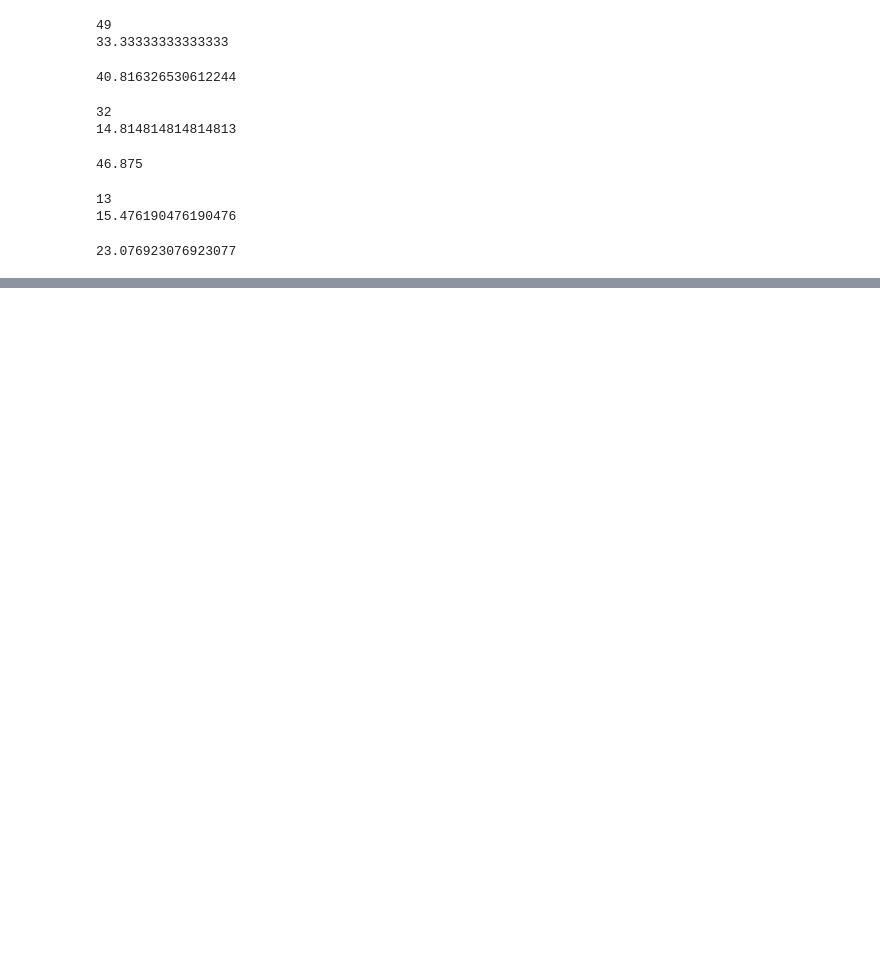
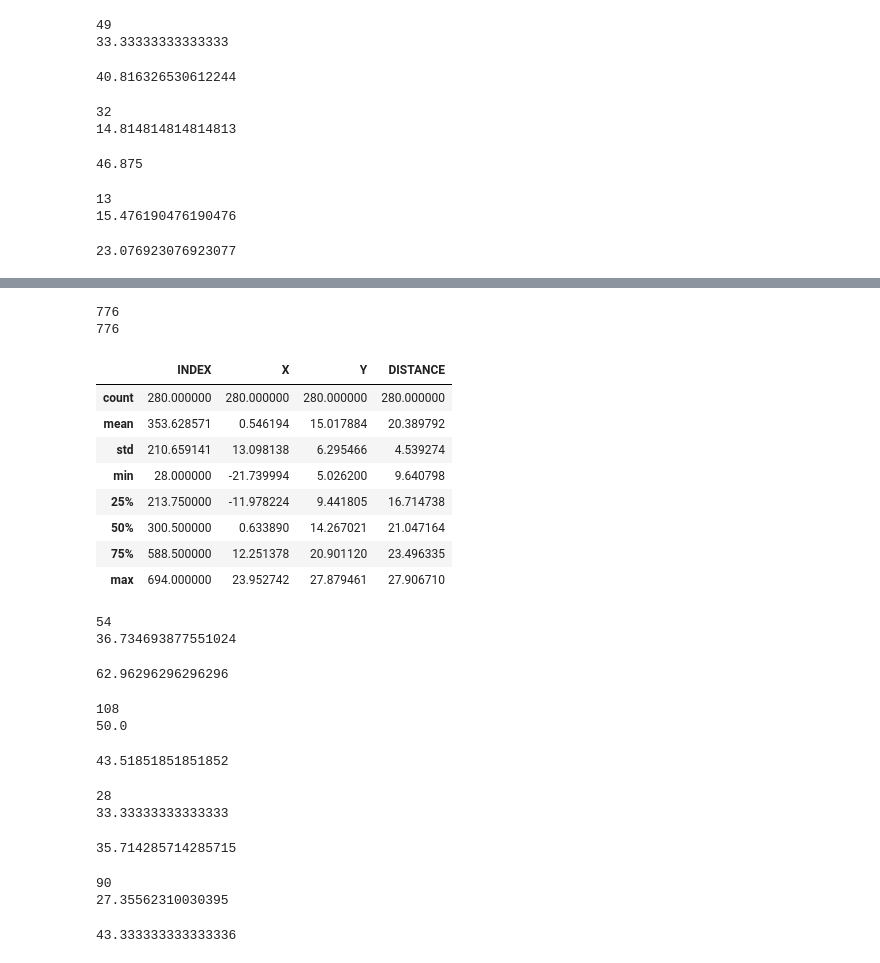
Before and after one commit to kacpersienkiewicz/NBAShootingAnalysis, a Jupyter notebook: NBAShootingAnalysis.ipynb, the cells around one changed output, grey strips where cells are left out. Saved outputs shown, nothing was run; the diff lists cells and outputs as text; code cells hidden in the pictures; blank space fills up the shorter version.

```diff
--- a/NBAShootingAnalysis.ipynb
+++ b/NBAShootingAnalysis.ipynb
@@ -195,7 +195,7 @@ Close range shots are those within the paint mentioned before.
 
 Later on the percentages for each shot type will be graphed to show the efficaciousness of each shooter.
 # %%
-Corner3df = df[abs(df.X) >= 22.0][df.Y <= 14]
+Corner3df = df[(abs(df.X) >= 22.0) & (df.Y <= 14)]
 Corner3df.describe()
 # %% [output]
 |  | INDEX | X | Y |
@@ -394,0 +470,69 @@ Chris Paul sort of follows the trend, as he attempts relatively few threes (15%
+# %%
+IndicesToRemove = list(Corner3df.index) + list(Arc3df.index) + list(Closedf.index)
+Midrangedf = df.drop(IndicesToRemove)
+# %%
+print(len(df))
+print(len(Corner3df) + len(Arc3df) + len(Closedf) + len(Midrangedf))
+# %% [output]
+776
+776
+# %%
+Midrangedf.describe()
+# %% [output]
+|  | INDEX | X | Y | DISTANCE |
+| count | 280.000000 | 280.000000 | 280.000000 | 280.000000 |
+| mean | 353.628571 | 0.546194 | 15.017884 | 20.389792 |
+| std | 210.659141 | 13.098138 | 6.295466 | 4.539274 |
+| min | 28.000000 | -21.739994 | 5.026200 | 9.640798 |
+| 25% | 213.750000 | -11.978224 | 9.441805 | 16.714738 |
+| 50% | 300.500000 | 0.633890 | 14.267021 | 21.047164 |
+| 75% | 588.500000 | 12.251378 | 20.901120 | 23.496335 |
+| max | 694.000000 | 23.952742 | 27.879461 | 27.906710 |
+# %%
+SCMidrange = Midrangedf[Midrangedf["SHOOTER"] == 'Seth Curry']
+
+SCMidrangepercent = len(SCMidrange[SCMidrange["SCORE"] == "MADE"]) / len(SCMidrange["SCORE"]) * 100
+
+print(len(SCMidrange["SCORE"]))
+print(len(SCMidrange["SCORE"]) / len(df[df.SHOOTER == "Seth Curry"]) * 100)
+SCMidrangepercent
+# %% [output]
+54
+36.734693877551024
+62.96296296296296
+# %%
+CPMidrange = Midrangedf[Midrangedf["SHOOTER"] == 'Chris Paul']
+
+CPMidrangepercent = len(CPMidrange[CPMidrange["SCORE"] == "MADE"]) / len(CPMidrange["SCORE"]) * 100
+
+print(len(CPMidrange["SCORE"]))
+print(len(CPMidrange["SCORE"]) / len(df[df.SHOOTER == "Chris Paul"]) * 100)
+CPMidrangepercent
+# %% [output]
+108
+50.0
+43.51851851851852
+# %%
+RWMidrange = Midrangedf[Midrangedf["SHOOTER"] == 'Russell Westbrook']
+
+RWMidrangepercent = len(RWMidrange[RWMidrange["SCORE"] == "MADE"]) / len(RWMidrange["SCORE"]) * 100
+
+print(len(RWMidrange["SCORE"]))
+print(len(RWMidrange["SCORE"]) / len(df[df.SHOOTER == "Russell Westbrook"]) * 100)
+RWMidrangepercent
+# %% [output]
+28
+33.33333333333333
+35.714285714285715
+# %%
+TYMidrange = Midrangedf[Midrangedf["SHOOTER"] == 'Trae Young']
+
+TYMidrangepercent = len(TYMidrange[TYMidrange["SCORE"] == "MADE"]) / len(TYMidrange["SCORE"]) * 100
+
+print(len(TYMidrange["SCORE"]))
+print(len(TYMidrange["SCORE"]) / len(df[df.SHOOTER == "Trae Young"]) * 100)
+TYMidrangepercent
+# %% [output]
+90
+27.35562310030395
+43.333333333333336
```
Also changed, not shown: parts of 16 cells of this notebook.
